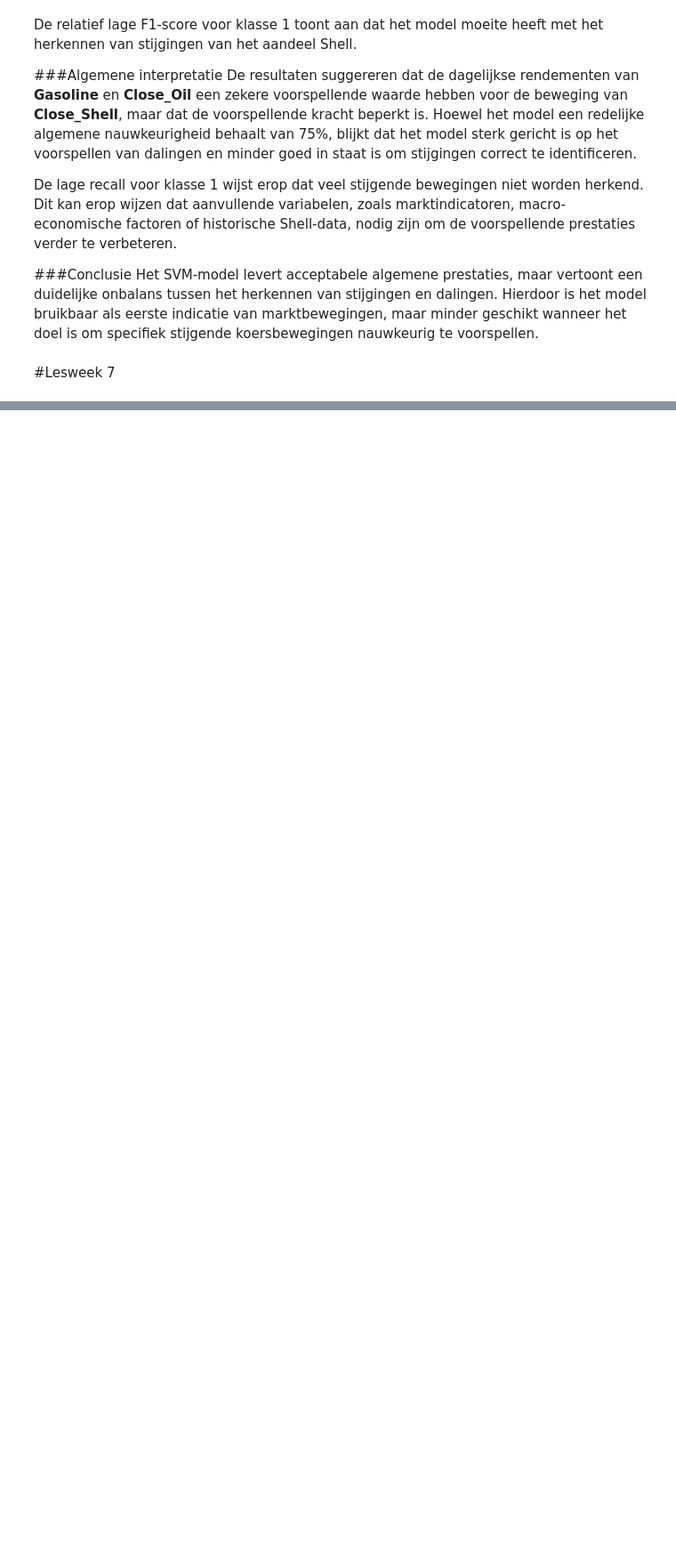
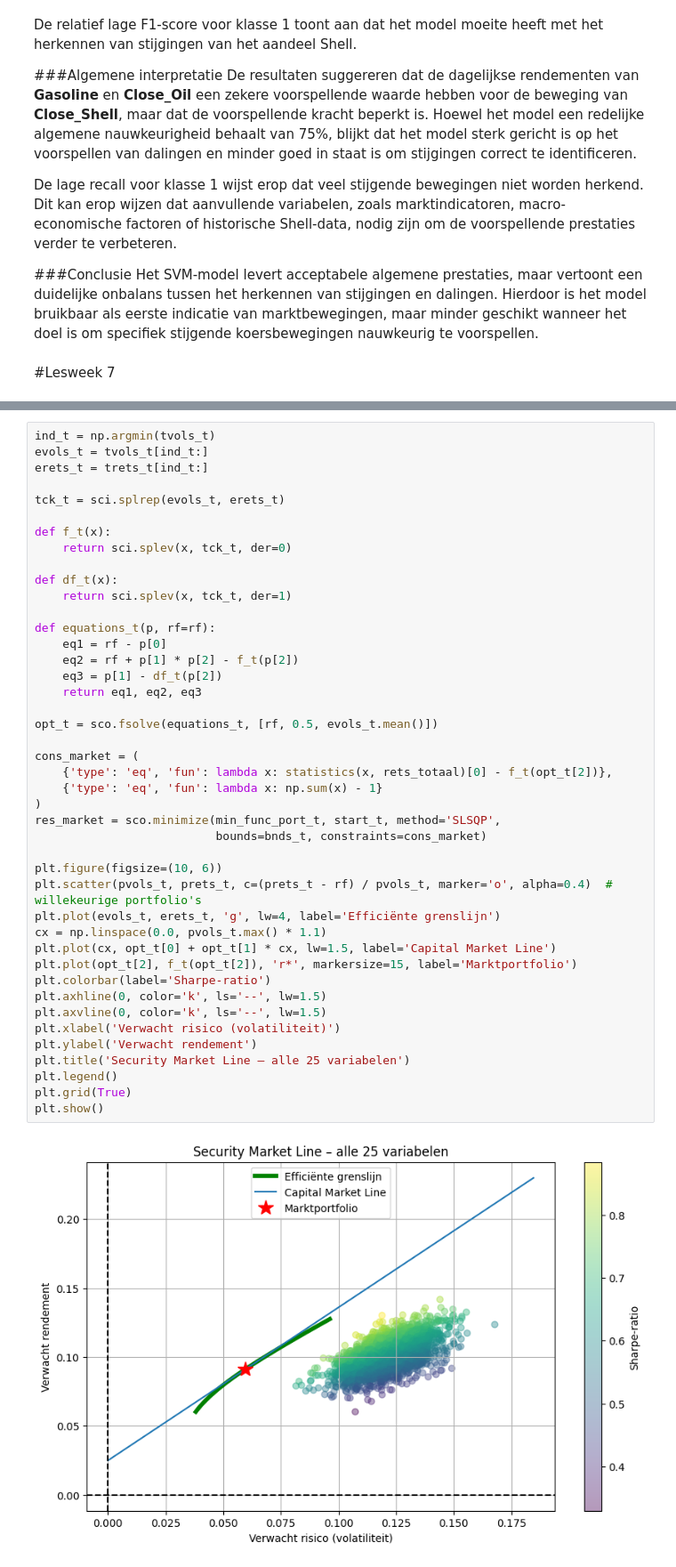
Before and after one commit to michaelraykuster-spec/Werkplaats-2-opdracht-Groep-3, a Jupyter notebook: Werkplaats_2_opdracht_Groep_3.ipynb, the cells around one changed output, grey strips where cells are left out. Shown at 89% size. Saved outputs shown, nothing was run; the diff lists cells and outputs as text; blank space fills up the shorter version.

```diff
--- a/Werkplaats_2_opdracht_Groep_3.ipynb
+++ b/Werkplaats_2_opdracht_Groep_3.ipynb
@@ -1346,0 +2390,45 @@ Het SVM-model levert acceptabele algemene prestaties, maar vertoont een duidelij
+# %%
+ind_t = np.argmin(tvols_t)
+evols_t = tvols_t[ind_t:]
+erets_t = trets_t[ind_t:]
+
+tck_t = sci.splrep(evols_t, erets_t)
+
+def f_t(x):
+    return sci.splev(x, tck_t, der=0)
+
+def df_t(x):
+    return sci.splev(x, tck_t, der=1)
+
+def equations_t(p, rf=rf):
+    eq1 = rf - p[0]
+    eq2 = rf + p[1] * p[2] - f_t(p[2])
+    eq3 = p[1] - df_t(p[2])
+    return eq1, eq2, eq3
+
+opt_t = sco.fsolve(equations_t, [rf, 0.5, evols_t.mean()])
+
+cons_market = (
+    {'type': 'eq', 'fun': lambda x: statistics(x, rets_totaal)[0] - f_t(opt_t[2])},
+    {'type': 'eq', 'fun': lambda x: np.sum(x) - 1}
+)
+res_market = sco.minimize(min_func_port_t, start_t, method='SLSQP',
+                          bounds=bnds_t, constraints=cons_market)
+
+plt.figure(figsize=(10, 6))
+plt.scatter(pvols_t, prets_t, c=(prets_t - rf) / pvols_t, marker='o', alpha=0.4)  # willekeurige portfolio's
+plt.plot(evols_t, erets_t, 'g', lw=4, label='Efficiënte grenslijn')
+cx = np.linspace(0.0, pvols_t.max() * 1.1)
+plt.plot(cx, opt_t[0] + opt_t[1] * cx, lw=1.5, label='Capital Market Line')
+plt.plot(opt_t[2], f_t(opt_t[2]), 'r*', markersize=15, label='Marktportfolio')
+plt.colorbar(label='Sharpe-ratio')
+plt.axhline(0, color='k', ls='--', lw=1.5)
+plt.axvline(0, color='k', ls='--', lw=1.5)
+plt.xlabel('Verwacht risico (volatiliteit)')
+plt.ylabel('Verwacht rendement')
+plt.title('Security Market Line – alle 25 variabelen')
+plt.legend()
+plt.grid(True)
+plt.show()
+# %% [output]
+[figure, added]
```
Also changed, not shown: parts of 105 cells of this notebook.
